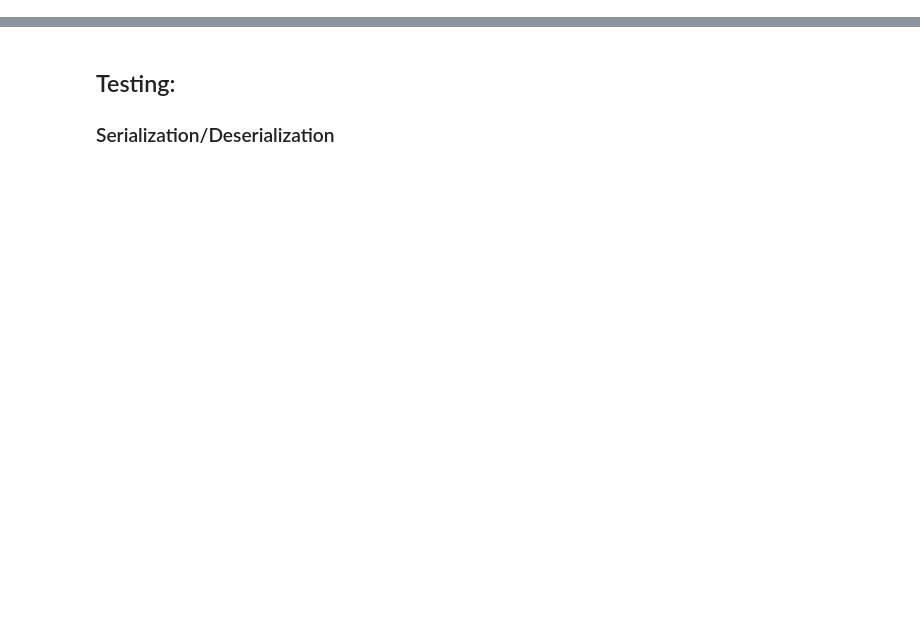
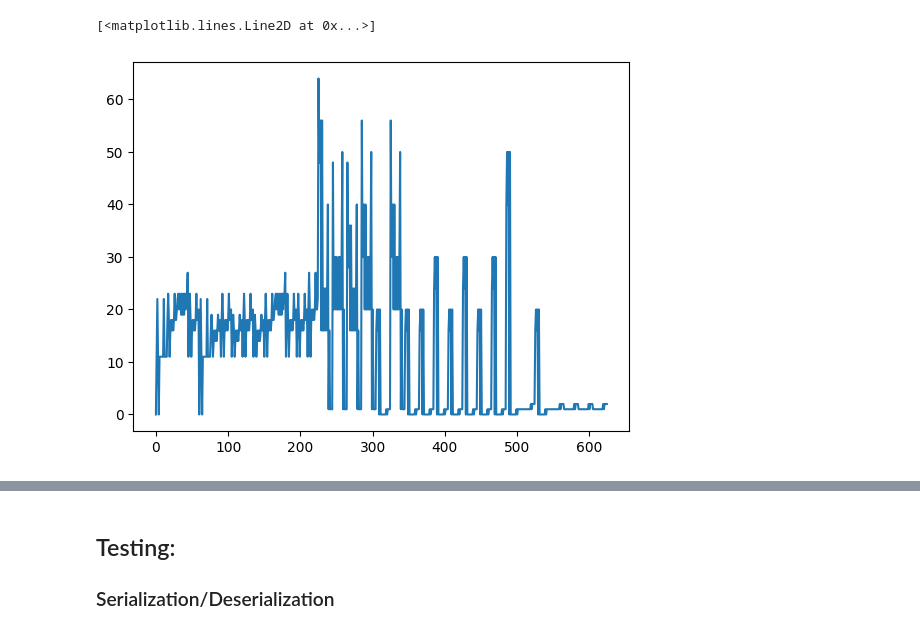
Before and after one commit to BrunoCAF/ps-hgp-qec, a Jupyter notebook: python/testing.ipynb, the cells around one changed output, grey strips where cells are left out. Saved outputs shown, nothing was run; the diff lists cells and outputs as text; code cells hidden in the pictures; blank space fills up the shorter version.

```diff
--- a/python/testing.ipynb
+++ b/python/testing.ipynb
@@ -30,0 +211,2 @@ def draw_graph(G: nx.MultiGraph, shape: tuple[int, int]):
+# %%
+H, N, k = CSS_HGP_code_from_state(new_state)
@@ -30,0 +218,18 @@ def draw_graph(G: nx.MultiGraph, shape: tuple[int, int]):
+# %%
+eta_Hx = m4ri.gen2chk(Hx)
+gamma_Hz = m4ri.chk2gen(Hz)
+X_error = m4ri.gf2_mul(eta_Hx, gamma_Hz)
+gamma_Hz[:, X_error.any(axis=0)].sum(axis=0)
+
+eta_Hz = m4ri.gen2chk(Hz)
+gamma_Hx = m4ri.chk2gen(Hx)
+Z_error = m4ri.gf2_mul(eta_Hz, gamma_Hx)
+gamma_Hx[:, Z_error.any(axis=0)].sum(axis=0)
+
+errors = np.hstack([gamma_Hz[:, X_error.any(axis=0)], gamma_Hx[:, Z_error.any(axis=0)]])
+errors = np.unique(errors, axis=1).T
+plt.plot(errors.sum(axis=0))
+# plt.matshow(errors)
+# %% [output]
+[<matplotlib.lines.Line2D at 0x...>]
+[figure, added]
```
Also changed, not shown: parts of 82 cells of this notebook.
